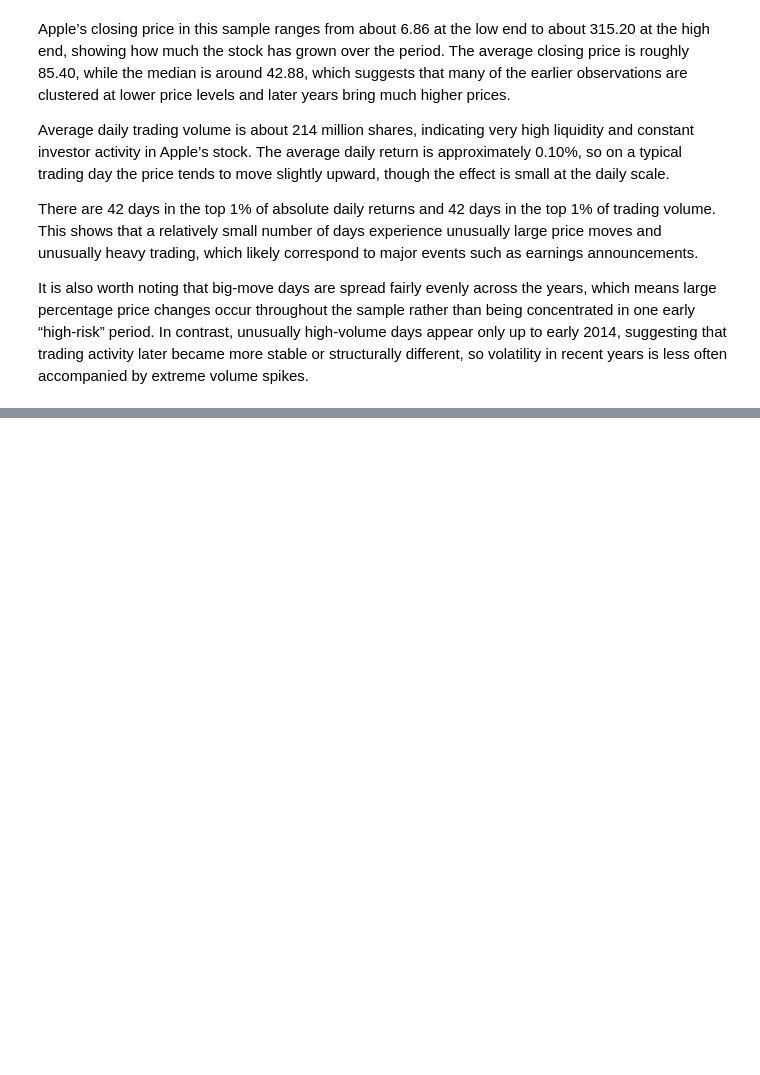
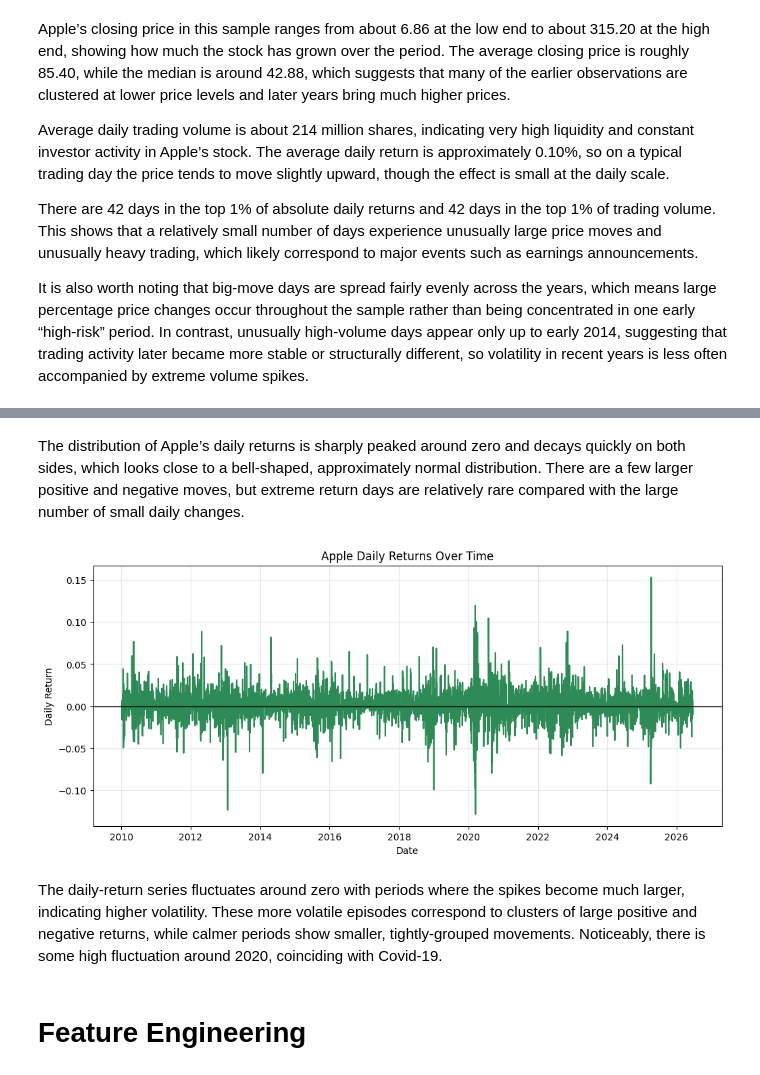
Before and after one commit to Nirmani-prog/Predicting-AAPL-Next-Day-Direction, a Jupyter notebook: apple_next_day.ipynb, the cells around one changed output, grey strips where cells are left out. Saved outputs shown, nothing was run; the diff lists cells and outputs as text; code cells hidden in the pictures; blank space fills up the shorter version.

```diff
--- a/apple_next_day.ipynb
+++ b/apple_next_day.ipynb
@@ -197,0 +234,17 @@ It is also worth noting that big‑move days are spread fairly evenly across the
+# %% [markdown]
+The distribution of Apple’s daily returns is sharply peaked around zero and decays quickly on both sides, which looks close to a bell‑shaped, approximately normal distribution. There are a few larger positive and negative moves, but extreme return days are relatively rare compared with the large number of small daily changes.
+# %%
+plt.figure(figsize=(12, 5))
+plt.plot(data.index, data["Daily_Return"], color="seagreen")
+plt.title("Apple Daily Returns Over Time")
+plt.xlabel("Date")
+plt.ylabel("Daily Return")
+plt.axhline(0, color="black", linewidth=1)
+plt.grid(alpha=0.3)
+plt.show()
+# %% [output]
+[figure, added]
+# %% [markdown]
+The daily‑return series fluctuates around zero with periods where the spikes become much larger, indicating higher volatility. These more volatile episodes correspond to clusters of large positive and negative returns, while calmer periods show smaller, tightly‑grouped movements. Noticeably, there is some high fluctuation around 2020, coinciding with Covid-19.
+# %% [markdown]
+# Feature Engineering
```
Also changed, not shown: parts of 23 cells of this notebook, 1 other file.
